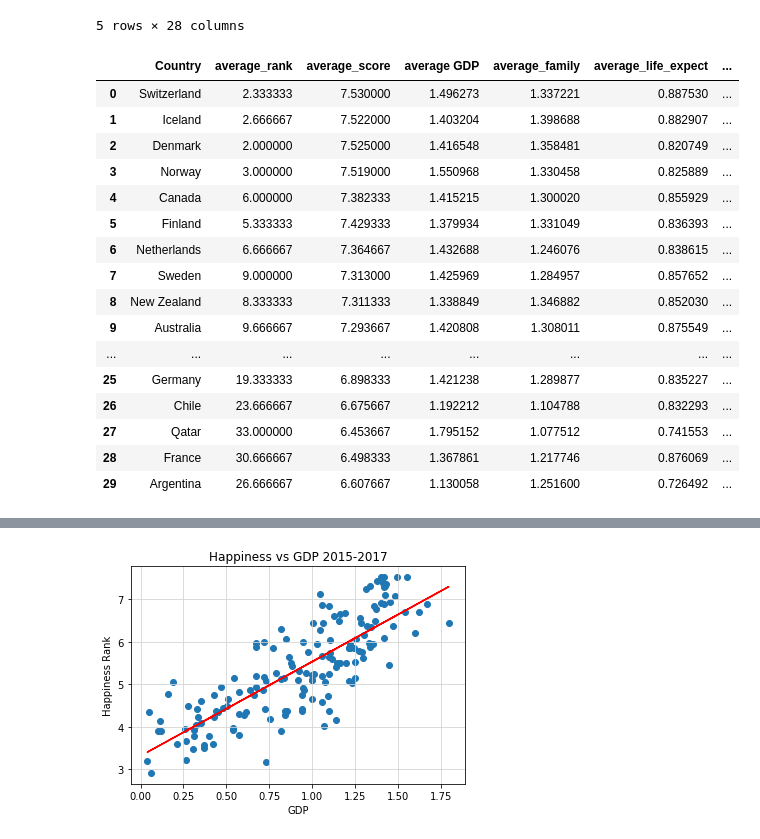
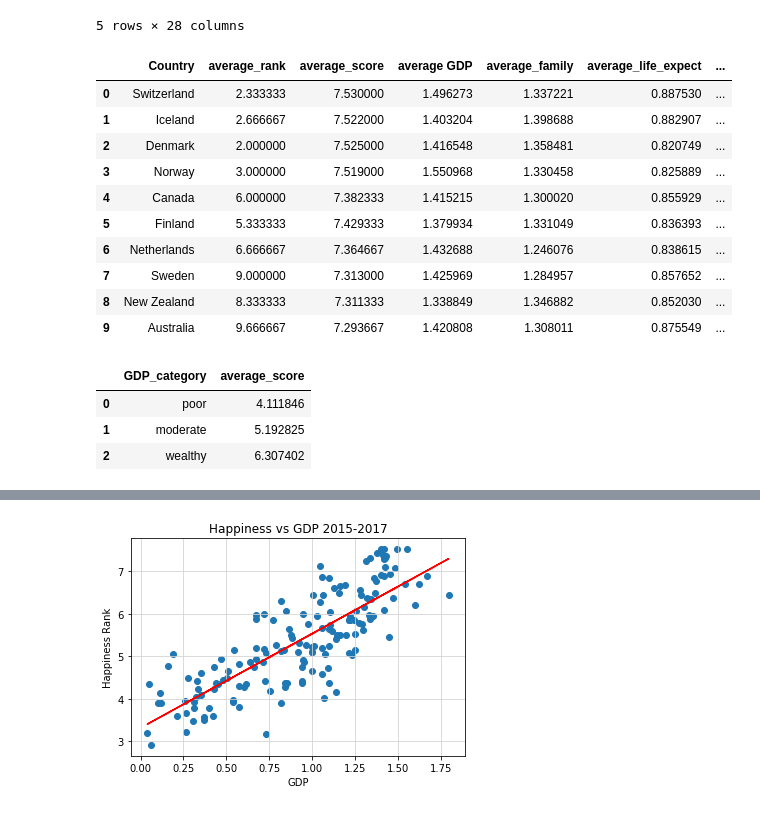
Before and after one commit to jaysueno/Group_Good_Guys, a Jupyter notebook: Elisa_Happiness_Analysis.ipynb, the cells around one changed output, grey strips where cells are left out. Cells and saved outputs as stored; diff of their text form; code cells hidden in the pictures.

```diff
--- a/Elisa_Happiness_Analysis.ipynb
+++ b/Elisa_Happiness_Analysis.ipynb
@@ -84,37 +84,31 @@ happiness_summary_df["average_rank"] = happiness_summary_df[["2015_rank", "2016_
 happiness_summary_df["average_score"] = happiness_summary_df[["2015_score", "2016_score", "2017_score"]].mean(axis=1)
 happiness_summary_df["average_GDP"] = happiness_summary_df[["2015_GDP", "2016_GDP", "2017_GDP"]].mean(axis=1)
 happiness_summary_df["average_family"] = happiness_summary_df[["2015_family", "2016_family", "2017_family"]].mean(axis=1)
 happiness_summary_df["average_life_expect"] = happiness_summary_df[["2015_life_expect", "2016_life_expect", "2017_life_expect"]].mean(axis=1)
 happiness_summary_df["average_freedom"] = happiness_summary_df[["2015_freedom", "2016_freedom", "2017_freedom"]].mean(axis=1)
 happiness_summary_df["average_corruption"] = happiness_summary_df[["2015_corruption", "2016_corruption", "2017_corruption"]].mean(axis=1)
 happiness_summary_df["average_generosity"] = happiness_summary_df[["2015_generosity", "2016_generosity", "2017_generosity"]].mean(axis=1)
 
 
 happiness_1517_df=pd.DataFrame({"Country": happiness_summary_df["Country"], "average_rank": happiness_summary_df["average_rank"],
                                "average_score": happiness_summary_df["average_score"],
                                "average GDP": happiness_summary_df["average_GDP"],
                                "average_family": happiness_summary_df["average_family"],
                                "average_life_expect": happiness_summary_df["average_life_expect"],
                                "average_freedom": happiness_summary_df["average_freedom"],
                                "average_corruption": happiness_summary_df["average_corruption"],
                                "average_generosity": happiness_summary_df["average_generosity"]})
 
-happiness_1517_df.head(30)
+happiness_1517_df.head(10)
 # %% [output]
 |  | Country | average_rank | average_score | average GDP | average_family | average_life_expect | ... |
 | 0 | Switzerland | 2.333333 | 7.530000 | 1.496273 | 1.337221 | 0.887530 | ... |
 | 1 | Iceland | 2.666667 | 7.522000 | 1.403204 | 1.398688 | 0.882907 | ... |
 | 2 | Denmark | 2.000000 | 7.525000 | 1.416548 | 1.358481 | 0.820749 | ... |
 | 3 | Norway | 3.000000 | 7.519000 | 1.550968 | 1.330458 | 0.825889 | ... |
 | 4 | Canada | 6.000000 | 7.382333 | 1.415215 | 1.300020 | 0.855929 | ... |
 | 5 | Finland | 5.333333 | 7.429333 | 1.379934 | 1.331049 | 0.836393 | ... |
 | 6 | Netherlands | 6.666667 | 7.364667 | 1.432688 | 1.246076 | 0.838615 | ... |
 | 7 | Sweden | 9.000000 | 7.313000 | 1.425969 | 1.284957 | 0.857652 | ... |
 | 8 | New Zealand | 8.333333 | 7.311333 | 1.338849 | 1.346882 | 0.852030 | ... |
 | 9 | Australia | 9.666667 | 7.293667 | 1.420808 | 1.308011 | 0.875549 | ... |
-| ... | ... | ... | ... | ... | ... | ... | ... |
-| 25 | Germany | 19.333333 | 6.898333 | 1.421238 | 1.289877 | 0.835227 | ... |
-| 26 | Chile | 23.666667 | 6.675667 | 1.192212 | 1.104788 | 0.832293 | ... |
-| 27 | Qatar | 33.000000 | 6.453667 | 1.795152 | 1.077512 | 0.741553 | ... |
-| 28 | France | 30.666667 | 6.498333 | 1.367861 | 1.217746 | 0.876069 | ... |
-| 29 | Argentina | 26.666667 | 6.607667 | 1.130058 | 1.251600 | 0.726492 | ... |
@@ -122,0 +115,15 @@ happiness_1517_df.head(30)
+# %%
+# Data Frame for countries by income brackets
+bins = [0,.6,1.1,1.7]
+group_labels = ["poor", "moderate", "wealthy"]
+happiness_1517_df["GDP_category"] = pd.cut(happiness_1517_df["average GDP"], bins, labels=group_labels)
+
+sorted_GDP_df= happiness_1517_df.groupby("GDP_category").mean()["average_score"]
+#.agg({"average_score": ["mean"]})
+sorted_GDP_df = sorted_GDP_df.reset_index()
+sorted_GDP_df
+# %% [output]
+|  | GDP_category | average_score |
+| 0 | poor | 4.111846 |
+| 1 | moderate | 5.192825 |
+| 2 | wealthy | 6.307402 |
```
Also changed, not shown: parts of 3 cells of this notebook, 1 other file.
